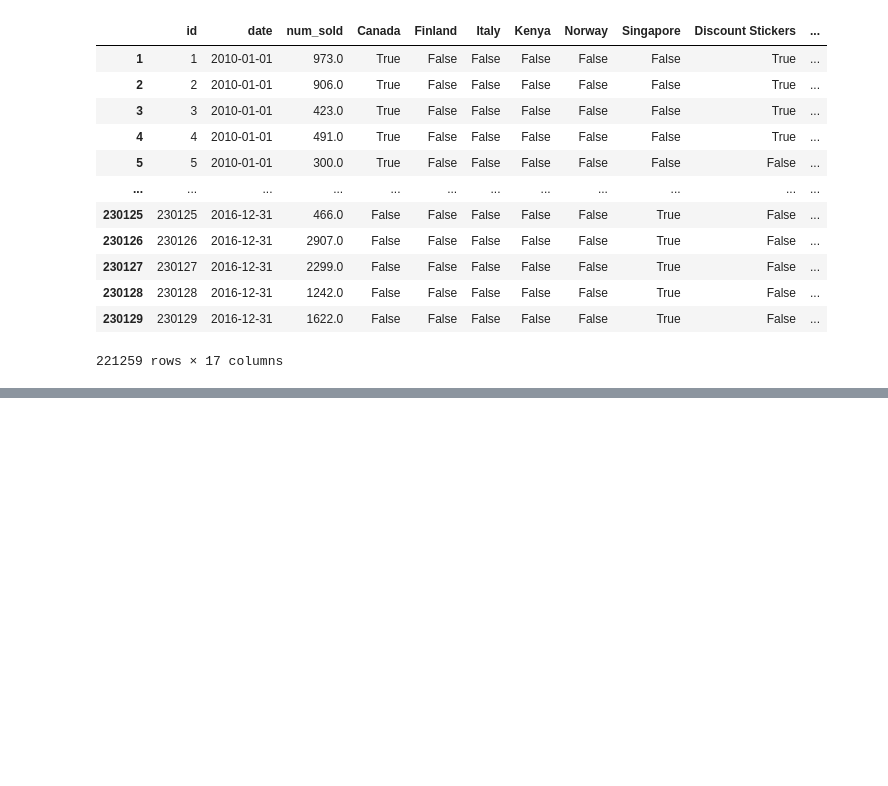
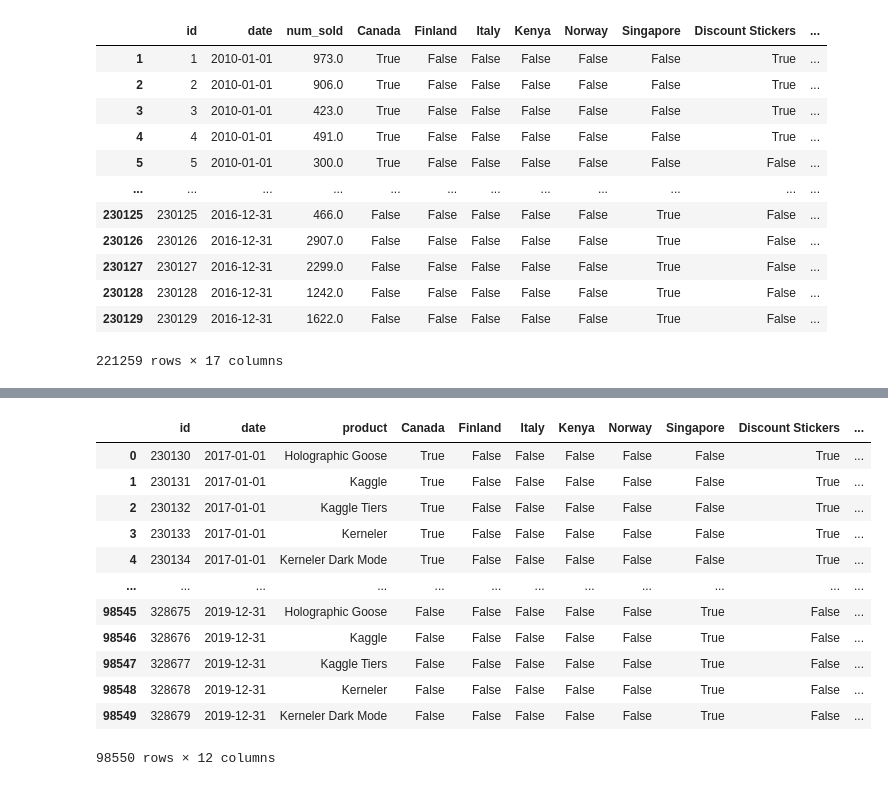
Before and after one commit to DebraBeat/Forecasting-sticker-sales, a Jupyter notebook: forecasting-sticker-sales.ipynb, the cells around one changed output, grey strips where cells are left out. Cells and saved outputs as stored; diff of their text form; code cells hidden in the pictures; blank space fills up the shorter version.

```diff
--- a/forecasting-sticker-sales.ipynb
+++ b/forecasting-sticker-sales.ipynb
@@ -199,0 +283,17 @@ sticker_data_cleaned
+# %%
+X_test = X_test.join(pd.get_dummies(X_test['store'])).drop(columns='store')
+X_test
+# %% [output]
+|  | id | date | product | Canada | Finland | Italy | Kenya | Norway | Singapore | Discount Stickers | ... |
+| 0 | 230130 | 2017-01-01 | Holographic Goose | True | False | False | False | False | False | True | ... |
+| 1 | 230131 | 2017-01-01 | Kaggle | True | False | False | False | False | False | True | ... |
+| 2 | 230132 | 2017-01-01 | Kaggle Tiers | True | False | False | False | False | False | True | ... |
+| 3 | 230133 | 2017-01-01 | Kerneler | True | False | False | False | False | False | True | ... |
+| 4 | 230134 | 2017-01-01 | Kerneler Dark Mode | True | False | False | False | False | False | True | ... |
+| ... | ... | ... | ... | ... | ... | ... | ... | ... | ... | ... | ... |
+| 98545 | 328675 | 2019-12-31 | Holographic Goose | False | False | False | False | False | True | False | ... |
+| 98546 | 328676 | 2019-12-31 | Kaggle | False | False | False | False | False | True | False | ... |
+| 98547 | 328677 | 2019-12-31 | Kaggle Tiers | False | False | False | False | False | True | False | ... |
+| 98548 | 328678 | 2019-12-31 | Kerneler | False | False | False | False | False | True | False | ... |
+| 98549 | 328679 | 2019-12-31 | Kerneler Dark Mode | False | False | False | False | False | True | False | ... |
+98550 rows × 12 columns
```
Also changed, not shown: parts of 21 cells of this notebook.
